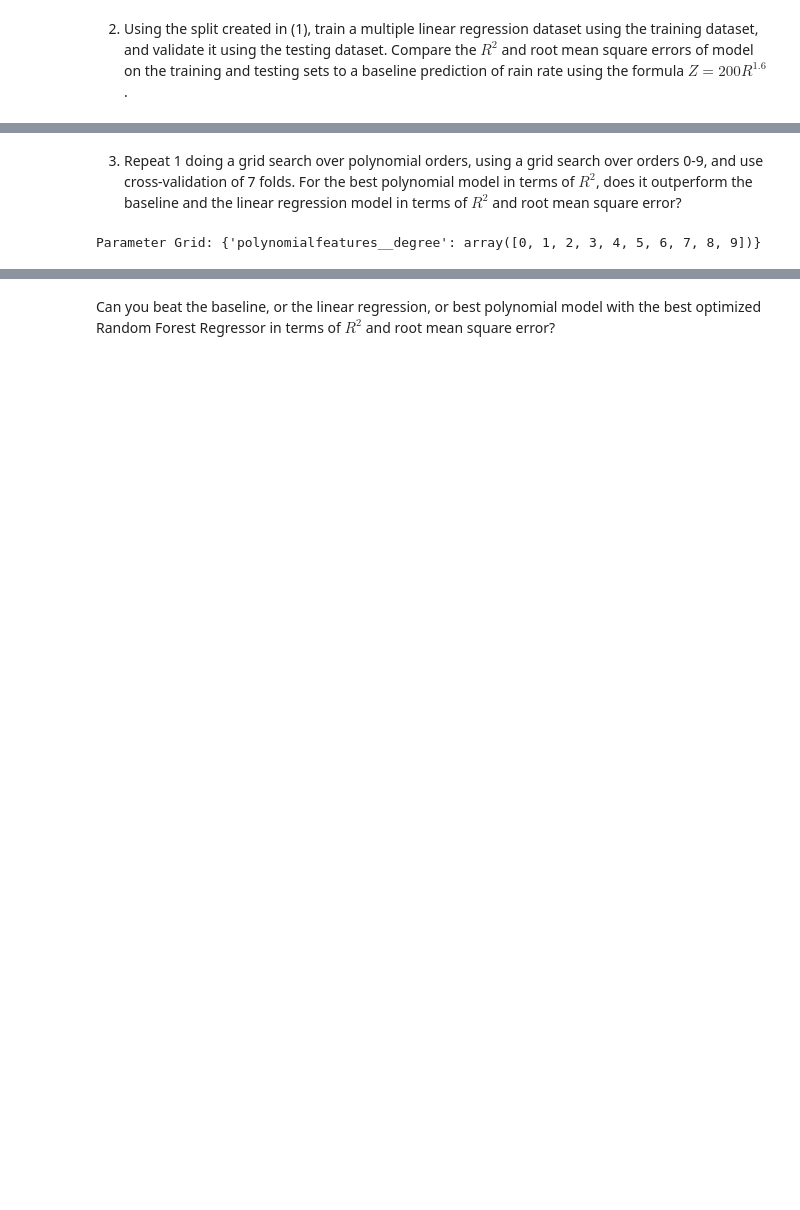
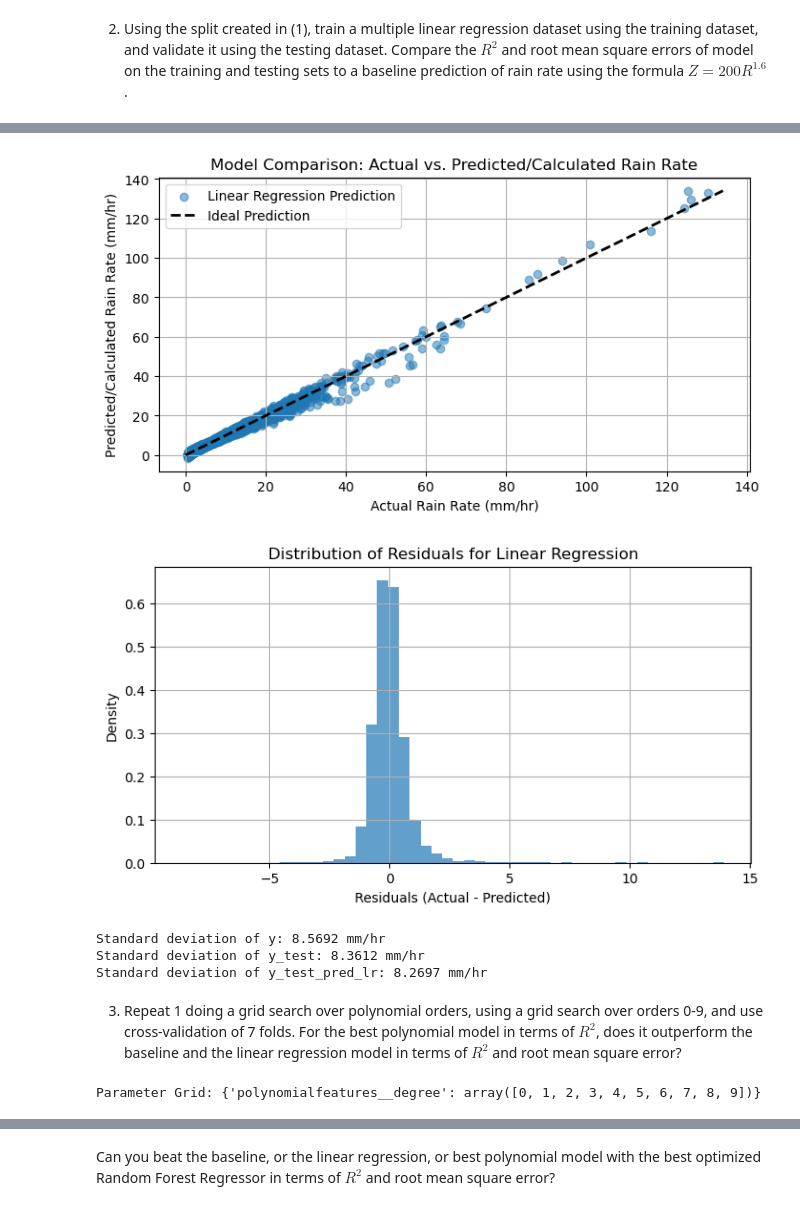
Before and after one commit to jbb-illini/ATMS-523-Module-5, a Jupyter notebook: M5HW_Bahret.ipynb, the cells around one changed output, grey strips where cells are left out. Drawn from its saved outputs; the diff is of its cells as text; code cells hidden in the pictures; blank space fills up the shorter version.

```diff
--- a/M5HW_Bahret.ipynb
+++ b/M5HW_Bahret.ipynb
@@ -99,20 +123,59 @@ Testing RMSE: 0.9358
+# %%
+import numpy as np
+
+
+plt.figure(figsize=(8, 4))
+plt.scatter(y_test, y_test_pred_lr, alpha=0.5, label='Linear Regression Prediction')
+
+# 45 degree ideal line
+max_val = max(y_test.max(), y_test_pred_lr.max())
+plt.plot([0, max_val], [0, max_val], 'k--', lw=2, label='Ideal Prediction')
+plt.xlabel("Actual Rain Rate (mm/hr)")
+plt.ylabel("Predicted/Calculated Rain Rate (mm/hr)")
+plt.title("Model Comparison: Actual vs. Predicted/Calculated Rain Rate")
+plt.grid(True)
+plt.legend()
+plt.show()
+# Calculate residuals
+residuals = y_test - y_test_pred_lr
+print('\n')
+# Plot the distribution of residuals
+plt.figure(figsize=(8, 4))
+plt.hist(residuals, bins=50, density=True, alpha=0.7)
+plt.xlabel("Residuals (Actual - Predicted)")
+plt.ylabel("Density")
+plt.title("Distribution of Residuals for Linear Regression")
+plt.grid(True)
+plt.show()
+
+std_dev_y = np.std(y)
+std_dev_y_test = np.std(y_test, ddof=1)
+std_dev_y_test_pred_lr = np.std(y_test_pred_lr, ddof=1)
+
+print(f"\nStandard deviation of y: {std_dev_y:.4f} mm/hr")
+print(f"Standard deviation of y_test: {std_dev_y_test:.4f} mm/hr")
+print(f"Standard deviation of y_test_pred_lr: {std_dev_y_test_pred_lr:.4f} mm/hr")
+# %% [output]
+[figure, added]
+[figure, added]
+Standard deviation of y: 8.5692 mm/hr
+Standard deviation of y_test: 8.3612 mm/hr
+Standard deviation of y_test_pred_lr: 8.2697 mm/hr
 # %% [markdown]
 3. Repeat 1 doing a grid search over polynomial orders, using a grid search over orders 0-9, and use cross-validation of 7 folds.  For the best polynomial model in terms of $R^2$, does it outperform the baseline and the linear regression model in terms of $R^2$ and root mean square error?
 # %%
 from sklearn.preprocessing import PolynomialFeatures
-from sklearn.linear_model import LinearRegression
 from sklearn.pipeline import Pipeline
 from sklearn.model_selection import GridSearchCV
 
-# Create Polynomial Features starting at the first degree
-polynomial_features = PolynomialFeatures(degree=1, include_bias=False)
+# Define the parameter grid for the grid search
+param_grid = {'polynomialfeatures__degree': np.arange(10),
+              #'linearregression__fit_intercept': [True, False]
+             }
+
+print("Parameter Grid:", param_grid)
+# %% [output]
+Parameter Grid: {'polynomialfeatures__degree': array([0, 1, 2, 3, 4, 5, 6, 7, 8, 9])}
-# %%
-# Define the parameter grid for the grid search
-param_grid = {'polynomialfeatures__degree': np.arange(0, 10)}
-
-print("Parameter Grid:", param_grid)
-# %% [output]
-Parameter Grid: {'polynomialfeatures__degree': array([0, 1, 2, 3, 4, 5, 6, 7, 8, 9])}
 # %%
 from sklearn.pipeline import make_pipeline
 from sklearn.metrics import r2_score, mean_squared_error, make_scorer
```
Also changed, not shown: parts of 20 cells of this notebook.
